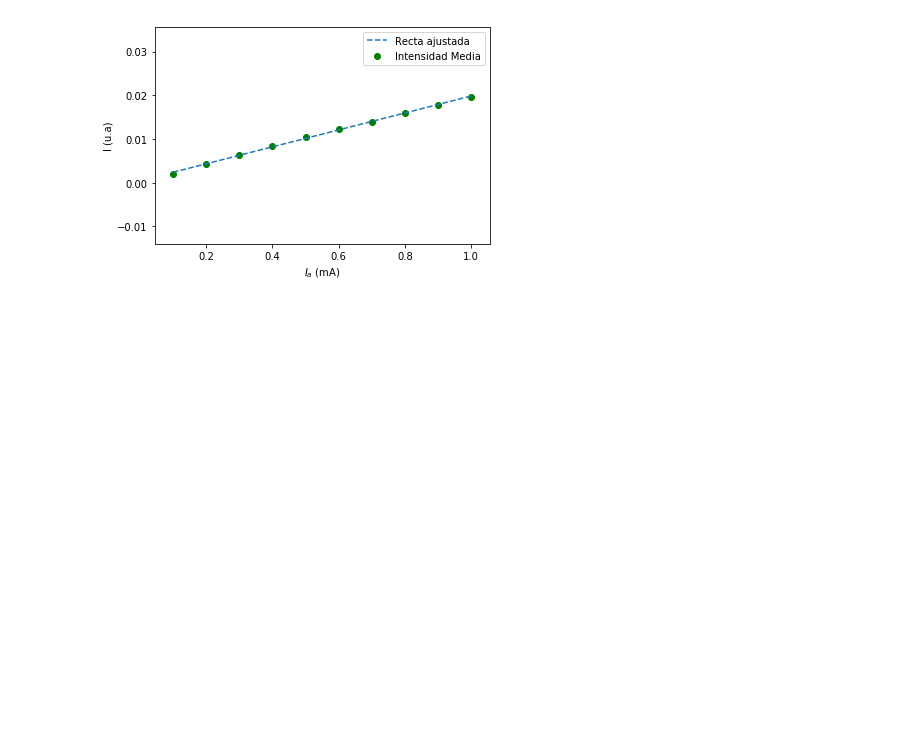
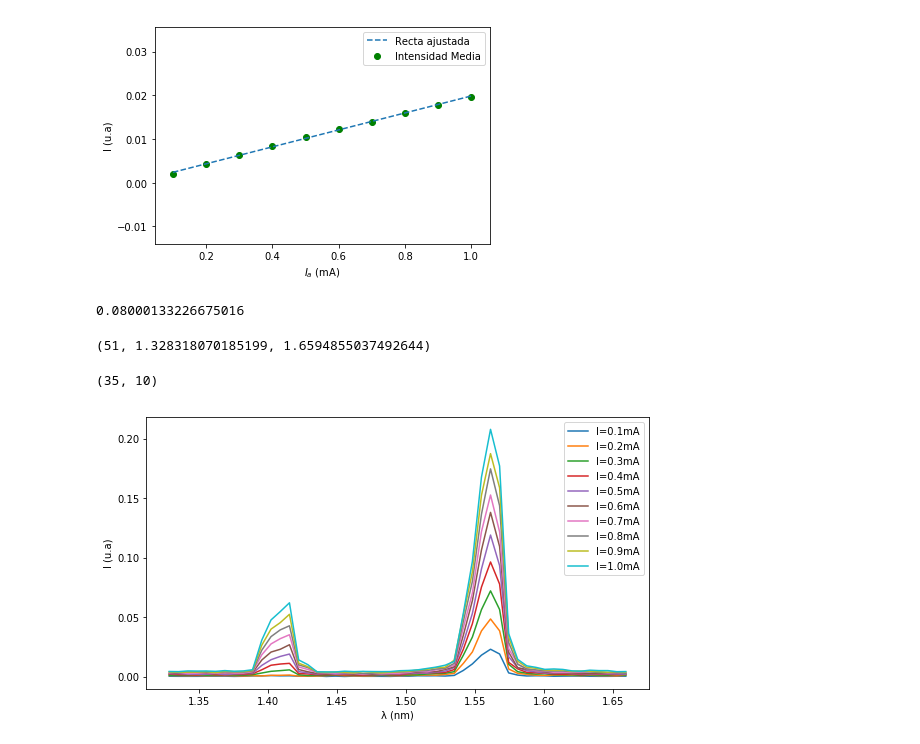
Before and after one commit to diegotg2000/RayosX, a Jupyter notebook: Analisis.ipynb, the cells around one changed output. Saved outputs shown, nothing was run; the diff lists cells and outputs as text; code cells hidden in the pictures; blank space fills up the shorter version.

```diff
--- a/Analisis.ipynb
+++ b/Analisis.ipynb
@@ -248,3 +251,39 @@ print('EL intercepto dio:',np.polyfit(X,Y, 1)[1], 'y la pendiente, ', np.polyfit
 # %% [output]
 EL intercepto dio: 0.0004252402394321568 y la pendiente,  0.01940609202731801
 [figure]
+# %%
+#Intensidad de Kb para V=35kV y I=1mA es 0.0085
+polinomio=np.poly1d(np.polyfit(X,Y,1)-np.array([0,0.01983-0.08]))
+polinomio(1)
+# %% [output]
+0.08000133226675016
+# %%
+len(landa),min(landa),max(landa) #1.39-1.43 nm, l0b=1.41 nm
+# %% [output]
+(51, 1.328318070185199, 1.6594855037492644)
+# %%
+len(landa[landa>1.43]), len(landa[landa<1.39])
+# %% [output]
+(35, 10)
+# %%
+#Voltaje=35kV
+theta=np.loadtxt('corriente_variable.txt', usecols=0)
+d=2.04E-10
+landa=2*d*np.sin(theta*np.pi/180)
+landa=landa*(10**10)
+Corrientes=np.arange(1,11)/10 #mA
+plt.figure(figsize=(9,5))
+Imax=np.loadtxt('corriente_variable.txt', usecols=10)
+for i in range(1,11):
+    I=np.loadtxt('corriente_variable.txt', usecols=i)/sum(Imax)
+    if(i>1):
+        Imaxfake=np.loadtxt('voltaje_variable.txt',usecols=9)
+        Ifake=np.loadtxt('voltaje_variable.txt',usecols=(i-1))/sum(Imaxfake)
+        I[10:16]=Ifake[10:16]*(5/4)
+    plt.plot(landa, I, label='I='+str(Corrientes[i-1])+'mA')
+    plt.xlabel('\u03bb (nm)')
+    plt.ylabel('I (u.a)')
+    plt.savefig('EspectroVsCorrienteUse.png')
+    plt.legend()
+# %% [output]
+[figure, added]
```
Also changed, not shown: parts of 2 cells of this notebook, 1 other file.
